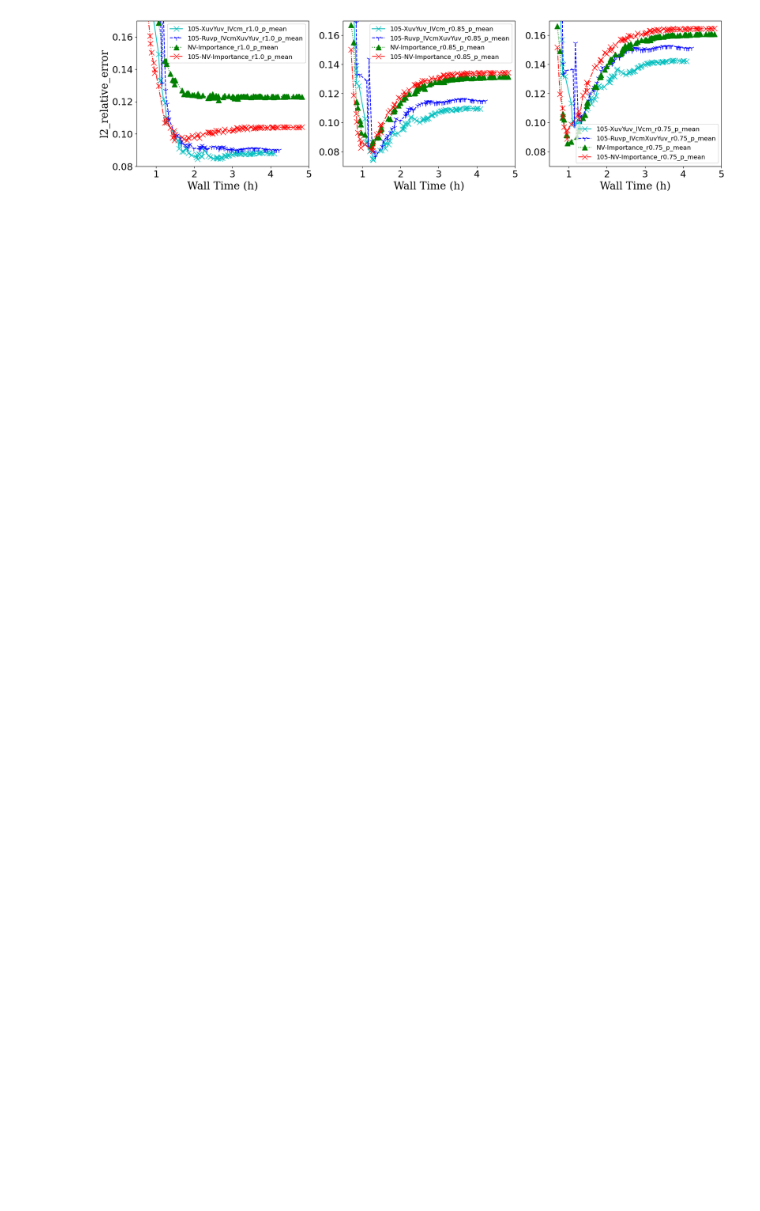
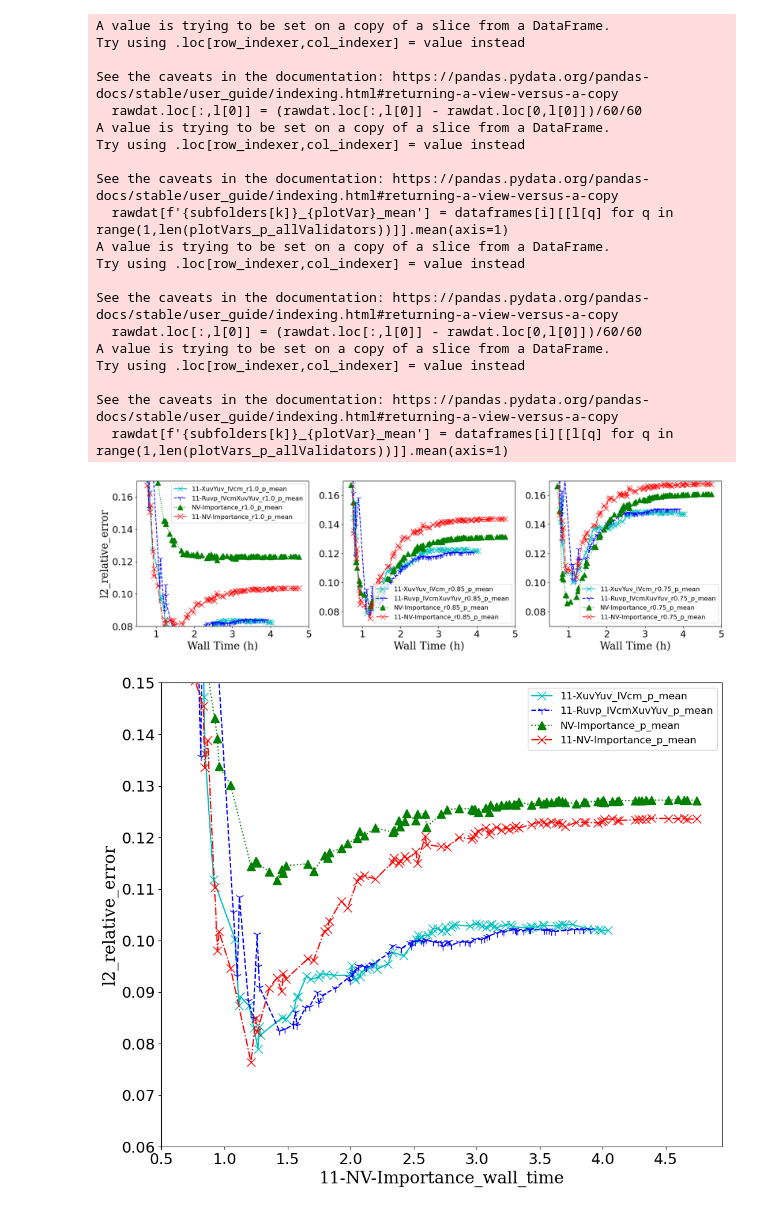
Before and after one commit to janticev/tensorboard-aggregator-modulus22, a Jupyter notebook: PLOT_110.ipynb, the cells around one changed output. Drawn from its saved outputs; the diff is of its cells as text; code cells hidden in the pictures; blank space fills up the shorter version.

Commit message:
Finally added avgd time plots

```diff
--- a/PLOT_110.ipynb
+++ b/PLOT_110.ipynb
@@ -8,13 +8,13 @@ variablesSplit = 'l2_relative_error_'
 validatorsRename = {'validator':'r1.0','validator_2':'r0.85','validator_3':'r0.75'}
 variablesID = 'validator'
 #TODO get subfolders automatically
-subfolders = ['105-XuvYuv_lVcm','105-Ruvp_lVcmXuvYuv','NV-Importance','105-NV-Importance'] ##UPDATE
+subfolders = ['11-XuvYuv_lVcm','11-Ruvp_lVcmXuvYuv','NV-Importance','11-NV-Importance'] ##UPDATE
 
 # run aggregates with these subfoldetrs
 #folder = 'C:/Users/jacec/Documents/Test_Runs/'
 folder = 'C:/Users/John Anticev/Documents/SCHOOL/aggregator_runs/'
 #aggregates = [folder+f+'/aggregates/' for f in os.listdir(folder) if os.path.isdir(folder+f)][0:1]
-aggregates = [folder+f+'/aggregates/' for f in ['105'] if os.path.isdir(folder+f)] ##UPDATE
+aggregates = [folder+f+'/aggregates/' for f in ['110'] if os.path.isdir(folder+f)] ##UPDATE
 #all results will be in /aggregates, separated by tags from subfolders
 #find all validation files separated by subfolder
 files = []
@@ -362,17 +362,29 @@ for i in range(len(dataframes)):
             time = [(q) for q in dataframes[i][l[0]]]
             print(f'{(time[-1]-time[1])/60/60}')
         #axes[k].legend(manualLegend)
-# import matplotlib.pyplot as plt
-# rawdat = dataframes[0][['SGM_SPADE_validator_2_p_step','SGM_SPADE_wall_time','test_wall_time',
-#                         'SGM_SPADE_validator_2_p_mean','test_validator_2_p_mean']
-#               ][dataframes[0]['SGM_SPADE_validator_2_p_step'] >= 150000]
-# rawdat.loc[:,'SGM_SPADE_wall_time'] = (rawdat.loc[:,'SGM_SPADE_wall_time'] - rawdat.loc[0,'SGM_SPADE_wall_time'])/60/60
-# rawdat.loc[:,'test_wall_time'] = (rawdat.loc[:,'test_wall_time'] - rawdat.loc[0,'test_wall_time'])/60/60
-# #.plot(x='SGM_SPADE_validator_2_p_step', y = 'SGM_SPADE_validator_2_p_mean')
 
-# #[dataframes[0]['SGM_SPADE_validator_3_p_step'] >= 150000]
-
-# ax = rawdat.plot(x='SGM_SPADE_wall_time', y = 'SGM_SPADE_validator_2_p_mean')
-# rawdat.plot(x='test_wall_time', y = 'test_validator_2_p_mean', ax=ax)
-# plt.show()
+#plot time series p averaged
+stepFilter = dataframes[0][f'{subfolders[0]}_r1.0_{plotVar}_step'] >= 150000
+manualLegend = ['Baseline_8M','SGM-SPADE_8M_r1.0_p','MIS_8M_r1.0_p','Baseline_16M_r1.0_p']
+for i in range(len(dataframes)):
+    fig, axes = plt.subplots(nrows=1, ncols=1, figsize = (12,10))
+    #fig.suptitle(f'{str.upper(plotVar)} time series for {agNames[i]}')
+    axes.set_ylabel('l2_relative_error', fontdict=font2)
+    axes.set_xlabel('Wall Time (h)', fontdict=font2)
+    axes.ticklabel_format(axis='x', style='sci',scilimits=(0,0))
+    axes.tick_params(axis='both', labelsize=18)
+    axes.set_ylim((.06,.15))
+    set_cycler(axes)
+    for k,j in enumerate(plotVars_p_allValidators[0]): ##k is 0-3
+        l = [plotVars_p_allValidators[j][k] for j in range(len(plotVars_p_allValidators))]
+        l = [l[0][0]] + [j[1] for j in l]
+        #print('###############################')
+        #print(l)
+        rawdat = dataframes[i][l]
+        rawdat.loc[:,l[0]] = (rawdat.loc[:,l[0]] - rawdat.loc[0,l[0]])/60/60
+        rawdat[f'{subfolders[k]}_{plotVar}_mean'] = dataframes[i][[l[q] for q in range(1,len(plotVars_p_allValidators))]].mean(axis=1)
+        rawdat[rawdat[l[0]] >= .7].plot(x=l[0],y=f'{subfolders[k]}_{plotVar}_mean',ax=axes,markersize=10)
+        time = [(q) for q in dataframes[i][l[0]]]
+        print(f'{(time[-1]-time[1])/60/60}')
+        #axes[k].legend(manualLegend)
 # %% [output]
@@ -413,4 +428,25 @@ See the caveats in the documentation: https://pandas.pydata.org/pandas-docs/stab
+A value is trying to be set on a copy of a slice from a DataFrame.
+Try using .loc[row_indexer,col_indexer] = value instead
+
+See the caveats in the documentation: https://pandas.pydata.org/pandas-docs/stable/user_guide/indexing.html#returning-a-view-versus-a-copy
+  rawdat.loc[:,l[0]] = (rawdat.loc[:,l[0]] - rawdat.loc[0,l[0]])/60/60
+A value is trying to be set on a copy of a slice from a DataFrame.
+Try using .loc[row_indexer,col_indexer] = value instead
+
+See the caveats in the documentation: https://pandas.pydata.org/pandas-docs/stable/user_guide/indexing.html#returning-a-view-versus-a-copy
+  rawdat[f'{subfolders[k]}_{plotVar}_mean'] = dataframes[i][[l[q] for q in range(1,len(plotVars_p_allValidators))]].mean(axis=1)
+A value is trying to be set on a copy of a slice from a DataFrame.
+Try using .loc[row_indexer,col_indexer] = value instead
+
+See the caveats in the documentation: https://pandas.pydata.org/pandas-docs/stable/user_guide/indexing.html#returning-a-view-versus-a-copy
+  rawdat.loc[:,l[0]] = (rawdat.loc[:,l[0]] - rawdat.loc[0,l[0]])/60/60
+A value is trying to be set on a copy of a slice from a DataFrame.
+Try using .loc[row_indexer,col_indexer] = value instead
+
+See the caveats in the documentation: https://pandas.pydata.org/pandas-docs/stable/user_guide/indexing.html#returning-a-view-versus-a-copy
+  rawdat[f'{subfolders[k]}_{plotVar}_mean'] = dataframes[i][[l[q] for q in range(1,len(plotVars_p_allValidators))]].mean(axis=1)
-[figure, old version]
+[figure, new version]
+[figure, added]
 # %%
 #plot time series u
 plotVar = 'u'
```
Also changed, not shown: parts of 10 cells of this notebook, 2 other files.
